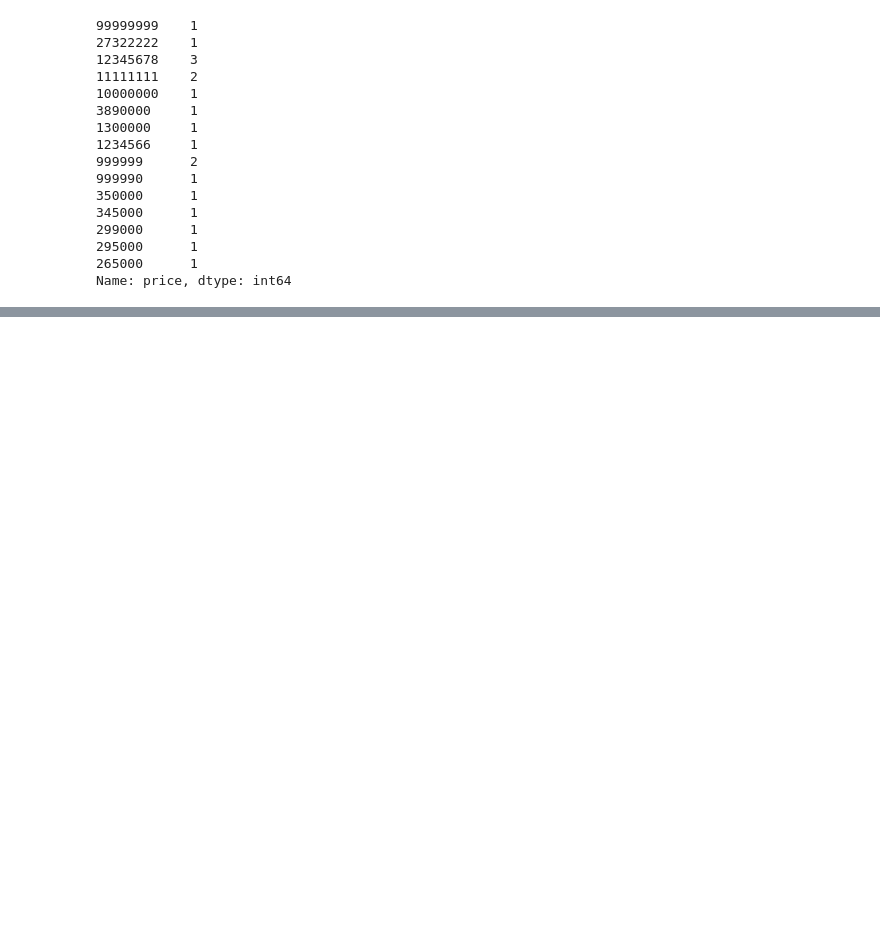
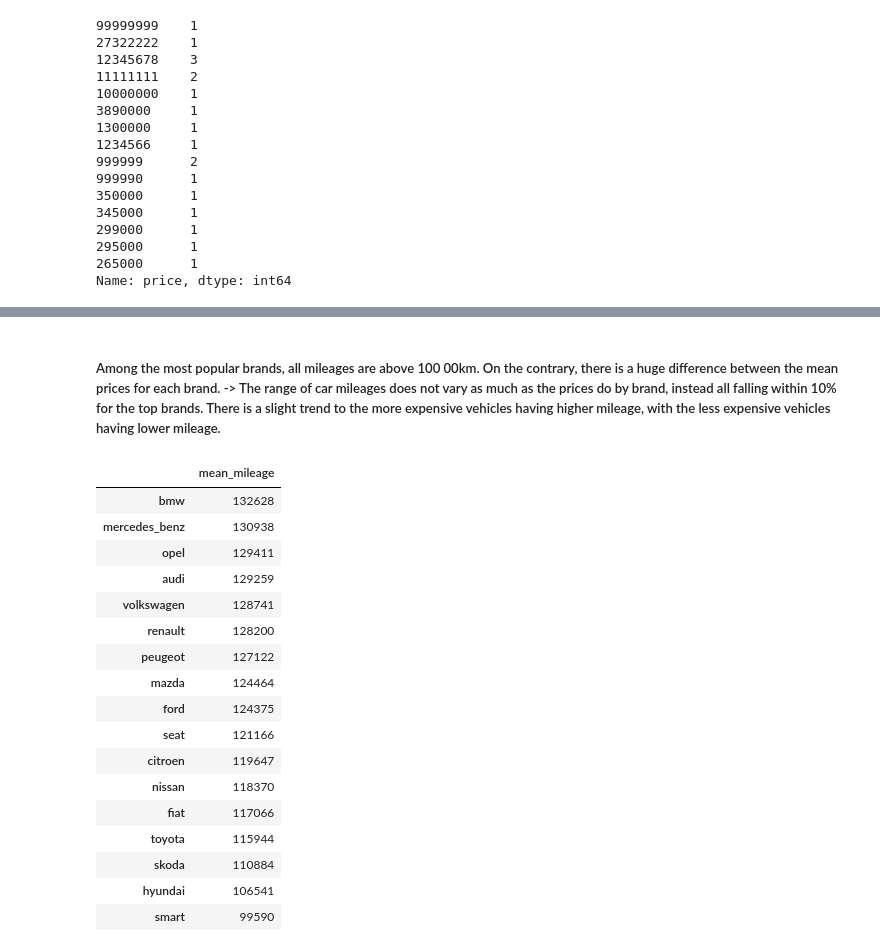
Before and after one commit to obrunet/my-own-dataquest.io-codes, a Jupyter notebook: Guided projects/Step 02.01 Exploring Ebay Car Sales Data/Basics.ipynb, the cells around one changed output, grey strips where cells are left out. Cells and saved outputs as stored; diff of their text form; code cells hidden in the pictures; blank space fills up the shorter version.

```diff
--- a/Guided projects/Step 02.01 Exploring Ebay Car Sales Data/Basics.ipynb
+++ b/Guided projects/Step 02.01 Exploring Ebay Car Sales Data/Basics.ipynb
@@ -234,0 +618,24 @@ Name: price, dtype: int64
+# %% [markdown]
+##### Among the most popular brands, all mileages are above 100 00km. On the contrary, there is a huge difference between the mean prices for each brand. -> The range of car mileages does not vary as much as the prices do by brand, instead all falling within 10% for the top brands. There is a slight trend to the more expensive vehicles having higher mileage, with the less expensive vehicles having lower mileage.
+# %%
+brand_info = pd.DataFrame(mean_mileage,columns=['mean_mileage'])
+brand_info
+# %% [output]
+|  | mean_mileage |
+| bmw | 132628 |
+| mercedes_benz | 130938 |
+| opel | 129411 |
+| audi | 129259 |
+| volkswagen | 128741 |
+| renault | 128200 |
+| peugeot | 127122 |
+| mazda | 124464 |
+| ford | 124375 |
+| seat | 121166 |
+| citroen | 119647 |
+| nissan | 118370 |
+| fiat | 117066 |
+| toyota | 115944 |
+| skoda | 110884 |
+| hyundai | 106541 |
+| smart | 99590 |
```
Also changed, not shown: parts of 41 cells of this notebook.
